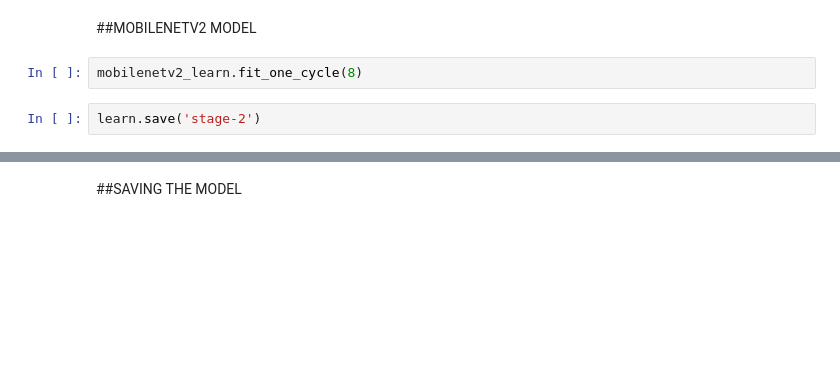
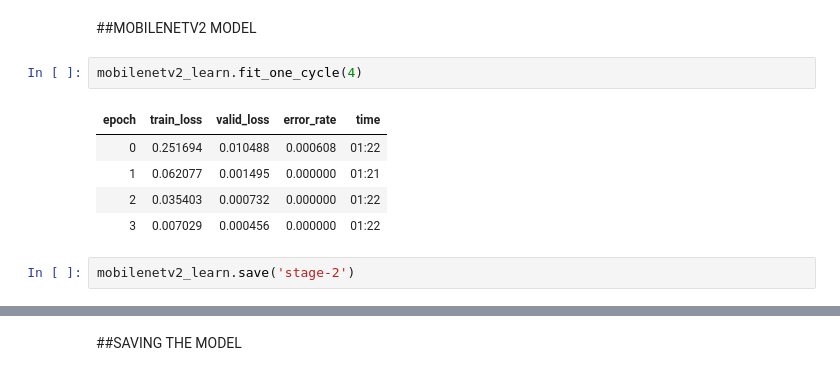
Before and after one commit to nupur1262/trying_face_detection, a Jupyter notebook: Training.ipynb, the cells around one changed output, grey strips where cells are left out. Saved outputs shown, nothing was run; the diff lists cells and outputs as text; blank space fills up the shorter version.

```diff
--- a/Training.ipynb
+++ b/Training.ipynb
@@ -98,7 +114,13 @@ learn.recorder.plot()
 # %% [markdown]
 ##MOBILENETV2 MODEL
 # %%
-mobilenetv2_learn.fit_one_cycle(8)
+mobilenetv2_learn.fit_one_cycle(4)
+# %% [output]
+| epoch | train_loss | valid_loss | error_rate | time |
+| 0 | 0.251694 | 0.010488 | 0.000608 | 01:22 |
+| 1 | 0.062077 | 0.001495 | 0.000000 | 01:21 |
+| 2 | 0.035403 | 0.000732 | 0.000000 | 01:22 |
+| 3 | 0.007029 | 0.000456 | 0.000000 | 01:22 |
 # %%
-learn.save('stage-2')
+mobilenetv2_learn.save('stage-2')
 # %%
```
Also changed, not shown: parts of 24 cells of this notebook.
